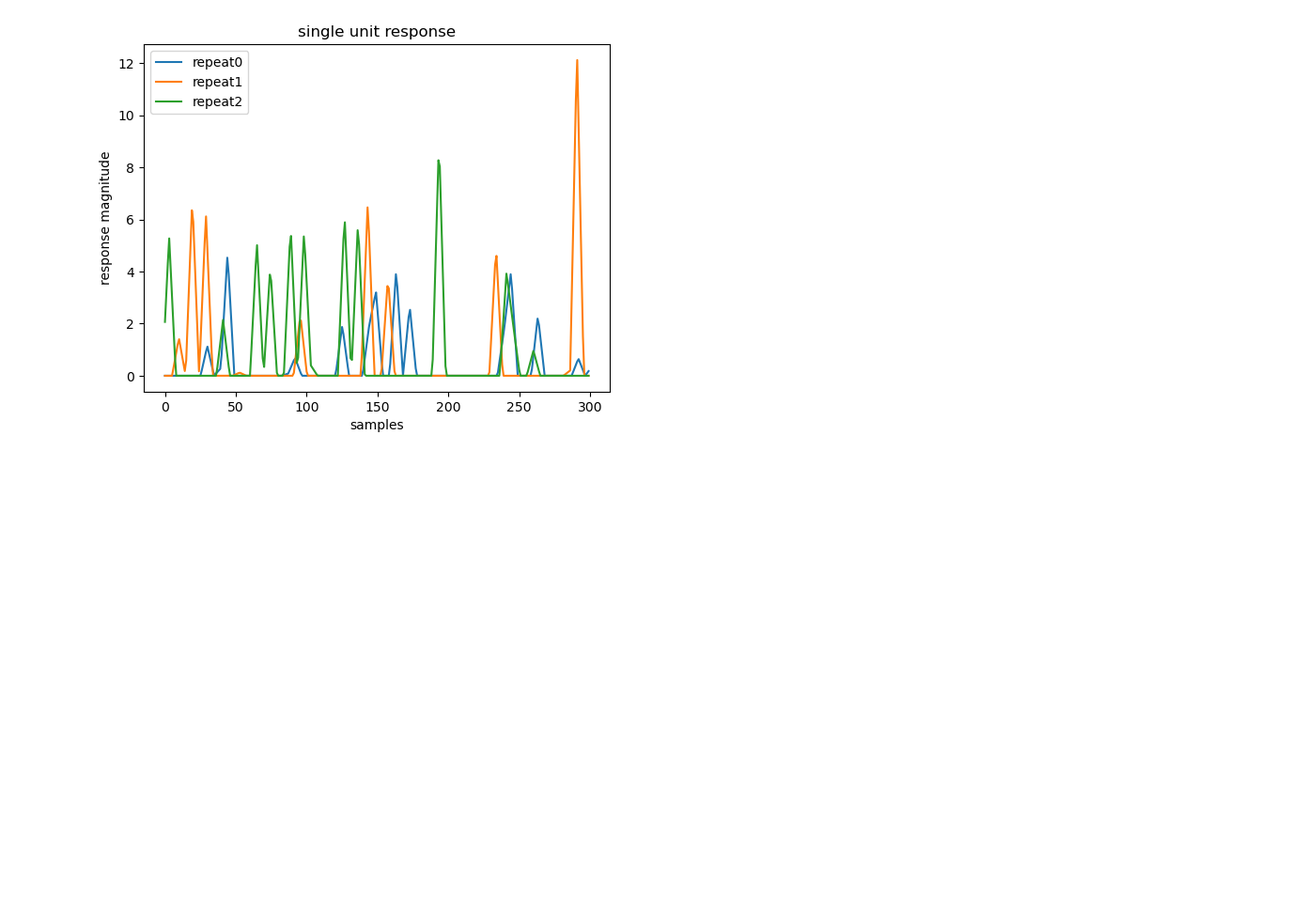
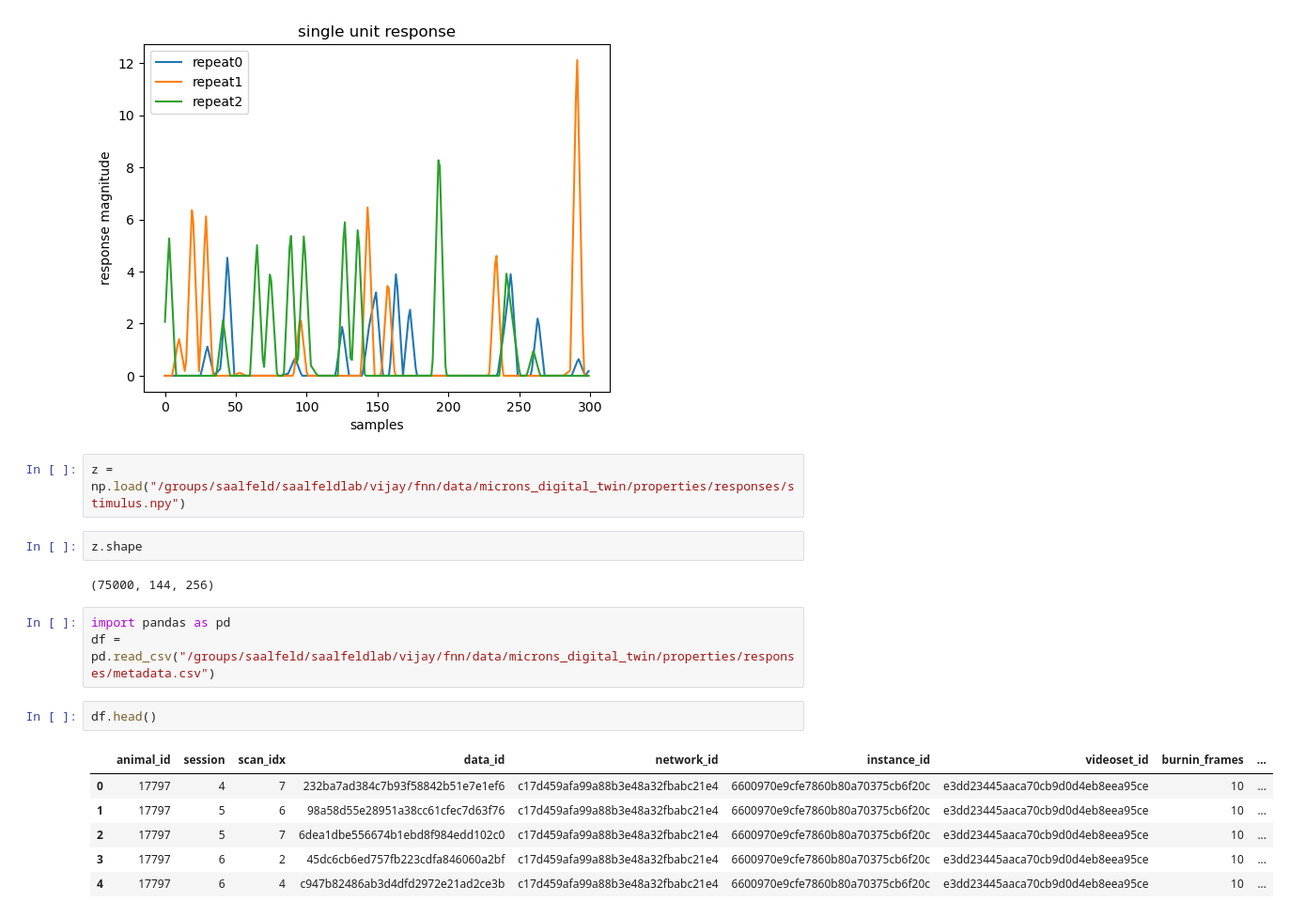
Before and after one commit to vijk777/fnn, a Jupyter notebook: demos/4 - prepare_data_to_train_digital_twin.ipynb, the cells around one changed output. Shown: that part at 94% size. Drawn from its saved outputs; the diff is of its cells as text; blank space fills up the shorter version.

```diff
--- a/demos/4 - prepare_data_to_train_digital_twin.ipynb
+++ b/demos/4 - prepare_data_to_train_digital_twin.ipynb
@@ -526,3 +558,21 @@ ax.legend()
 # %% [output]
 <matplotlib.legend.Legend at 0x...>
 [figure]
+# %%
+z = np.load("/groups/saalfeld/saalfeldlab/vijay/fnn/data/microns_digital_twin/properties/responses/stimulus.npy")
+# %%
+z.shape
+# %% [output]
+(75000, 144, 256)
+# %%
+import pandas as pd
+df = pd.read_csv("/groups/saalfeld/saalfeldlab/vijay/fnn/data/microns_digital_twin/properties/responses/metadata.csv")
+# %%
+df.head()
+# %% [output]
+|  | animal_id | session | scan_idx | data_id | network_id | instance_id | videoset_id | burnin_frames | ... |
+| 0 | 17797 | 4 | 7 | 232ba7ad384c7b93f58842b51e7e1ef6 | c17d459afa99a88b3e48a32fbabc21e4 | 6600970e9cfe7860b80a70375cb6f20c | e3dd23445aaca70cb9d0d4eb8eea95ce | 10 | ... |
+| 1 | 17797 | 5 | 6 | 98a58d55e28951a38cc61cfec7d63f76 | c17d459afa99a88b3e48a32fbabc21e4 | 6600970e9cfe7860b80a70375cb6f20c | e3dd23445aaca70cb9d0d4eb8eea95ce | 10 | ... |
+| 2 | 17797 | 5 | 7 | 6dea1dbe556674b1ebd8f984edd102c0 | c17d459afa99a88b3e48a32fbabc21e4 | 6600970e9cfe7860b80a70375cb6f20c | e3dd23445aaca70cb9d0d4eb8eea95ce | 10 | ... |
+| 3 | 17797 | 6 | 2 | 45dc6cb6ed757fb223cdfa846060a2bf | c17d459afa99a88b3e48a32fbabc21e4 | 6600970e9cfe7860b80a70375cb6f20c | e3dd23445aaca70cb9d0d4eb8eea95ce | 10 | ... |
+| 4 | 17797 | 6 | 4 | c947b82486ab3d4dfd2972e21ad2ce3b | c17d459afa99a88b3e48a32fbabc21e4 | 6600970e9cfe7860b80a70375cb6f20c | e3dd23445aaca70cb9d0d4eb8eea95ce | 10 | ... |
```
Also changed, not shown: parts of 7 cells of this notebook, 6 other files.
